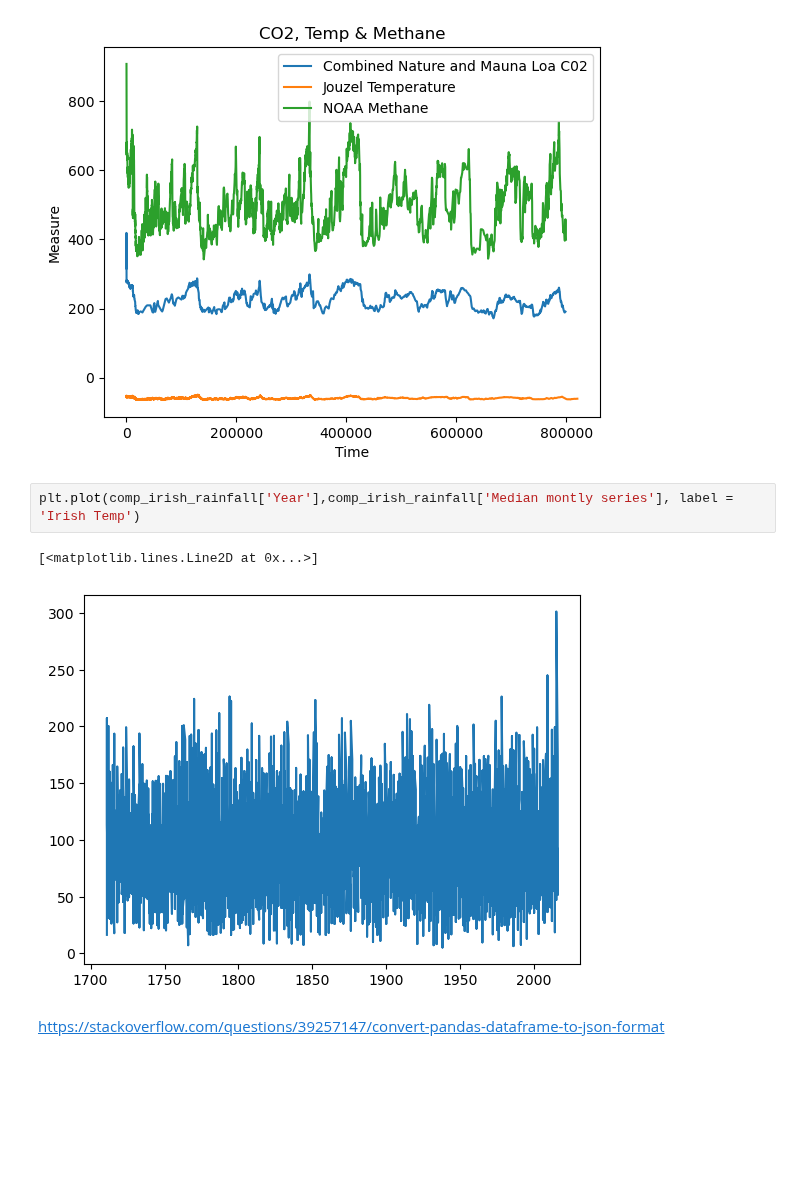
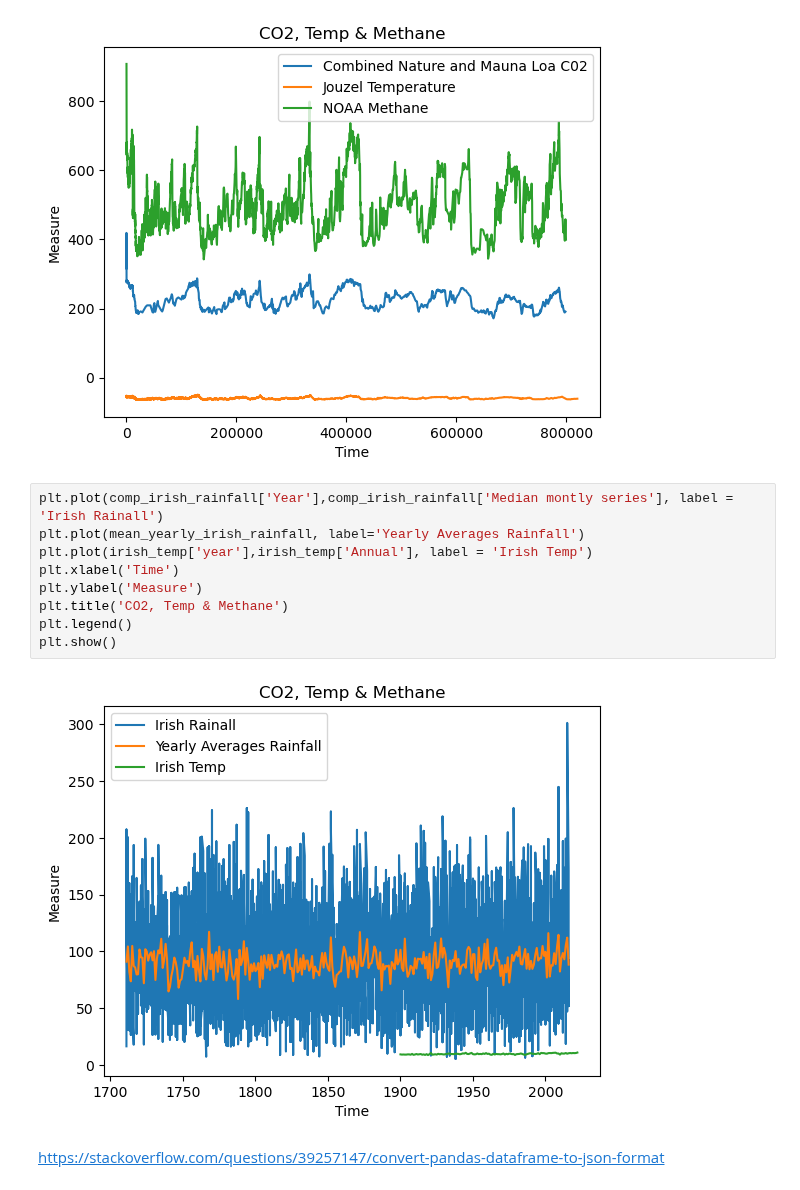
Before and after one commit to dectan/Programming-for-Data-Analysis-Project-2, a Jupyter notebook: Project 2.ipynb, the cells around one changed output. Saved outputs shown, nothing was run; the diff lists cells and outputs as text; blank space fills up the shorter version.

```diff
--- a/Project 2.ipynb
+++ b/Project 2.ipynb
@@ -729,11 +662,17 @@ plt.legend()
 plt.show()
 # %% [output]
 [figure]
-# %%
-plt.plot(comp_irish_rainfall['Year'],comp_irish_rainfall['Median montly series'], label = 'Irish Temp')
-# %% [output]
-[<matplotlib.lines.Line2D at 0x...>]
-[figure, removed]
+# %%
+plt.plot(comp_irish_rainfall['Year'],comp_irish_rainfall['Median montly series'], label = 'Irish Rainall')
+plt.plot(mean_yearly_irish_rainfall, label='Yearly Averages Rainfall')
+plt.plot(irish_temp['year'],irish_temp['Annual'], label = 'Irish Temp')
+plt.xlabel('Time')
+plt.ylabel('Measure')
+plt.title('CO2, Temp & Methane')
+plt.legend()
+plt.show()
+# %% [output]
+[figure, added]
 # %% [markdown]
 https://stackoverflow.com/questions/39257147/convert-pandas-dataframe-to-json-format
 # %% [markdown]
```
Also changed, not shown: parts of 52 cells of this notebook, 2 other files.
